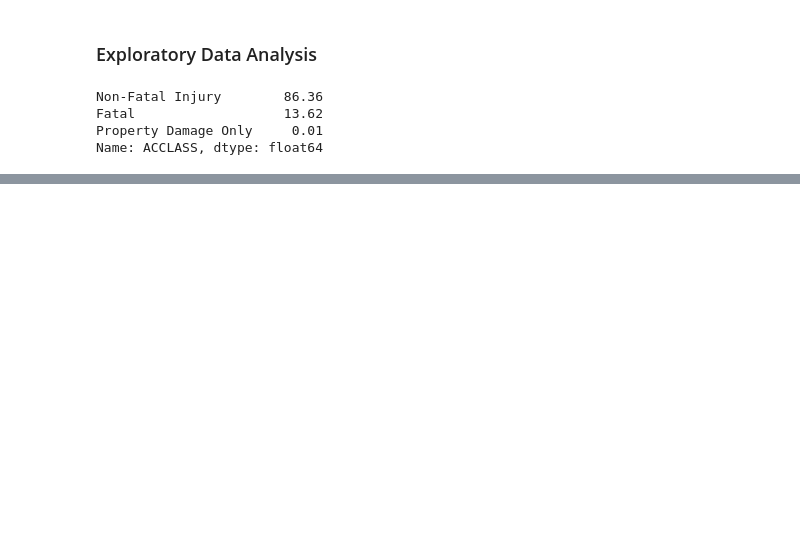
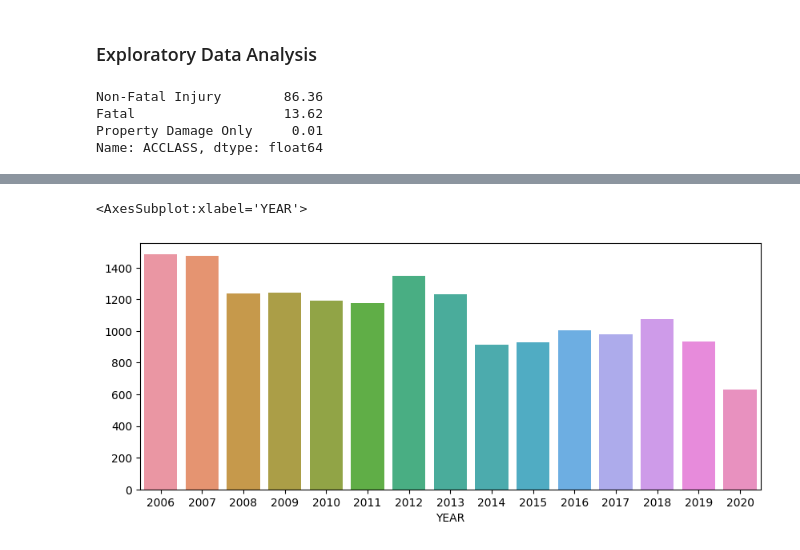
Before and after one commit to KingSolDot/Traffic_Collision_Outcome_Prediciton, a Jupyter notebook: traffic_collision_outcome_prediction.ipynb, the cells around one changed output, grey strips where cells are left out. Cells and saved outputs as stored; diff of their text form; code cells hidden in the pictures; blank space fills up the shorter version.

```diff
--- a/traffic_collision_outcome_prediction.ipynb
+++ b/traffic_collision_outcome_prediction.ipynb
@@ -60,0 +73,7 @@ ValueError: could not convert string to float: 'Fatal'
+# %%
+plt.figure(figsize=(10,4))
+f = data.groupby('YEAR')['ACCLASS'].count()
+sns.barplot(x=f.index, y=f.values)
+# %% [output]
+<AxesSubplot:xlabel='YEAR'>
+[figure, added]
```
Also changed, not shown: parts of 13 cells of this notebook.
